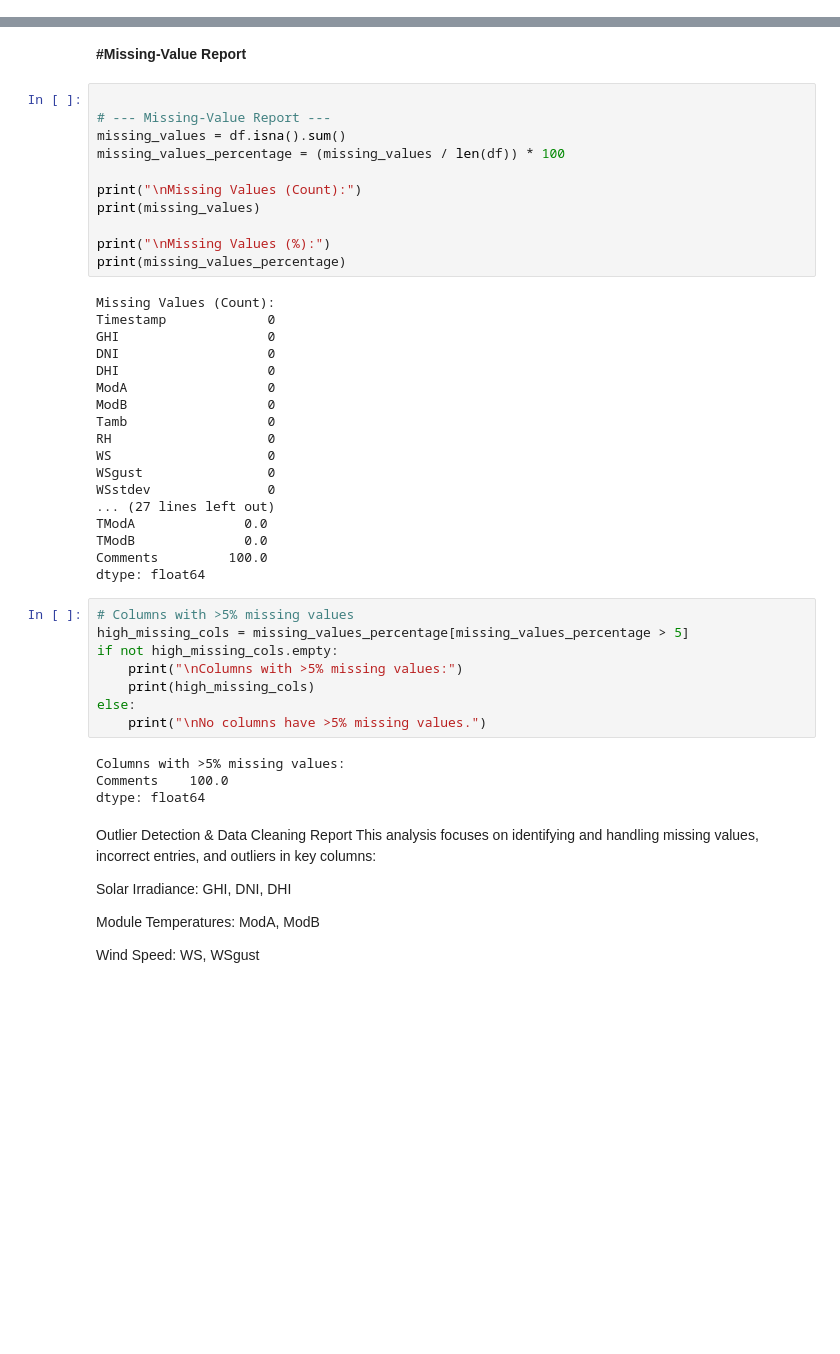
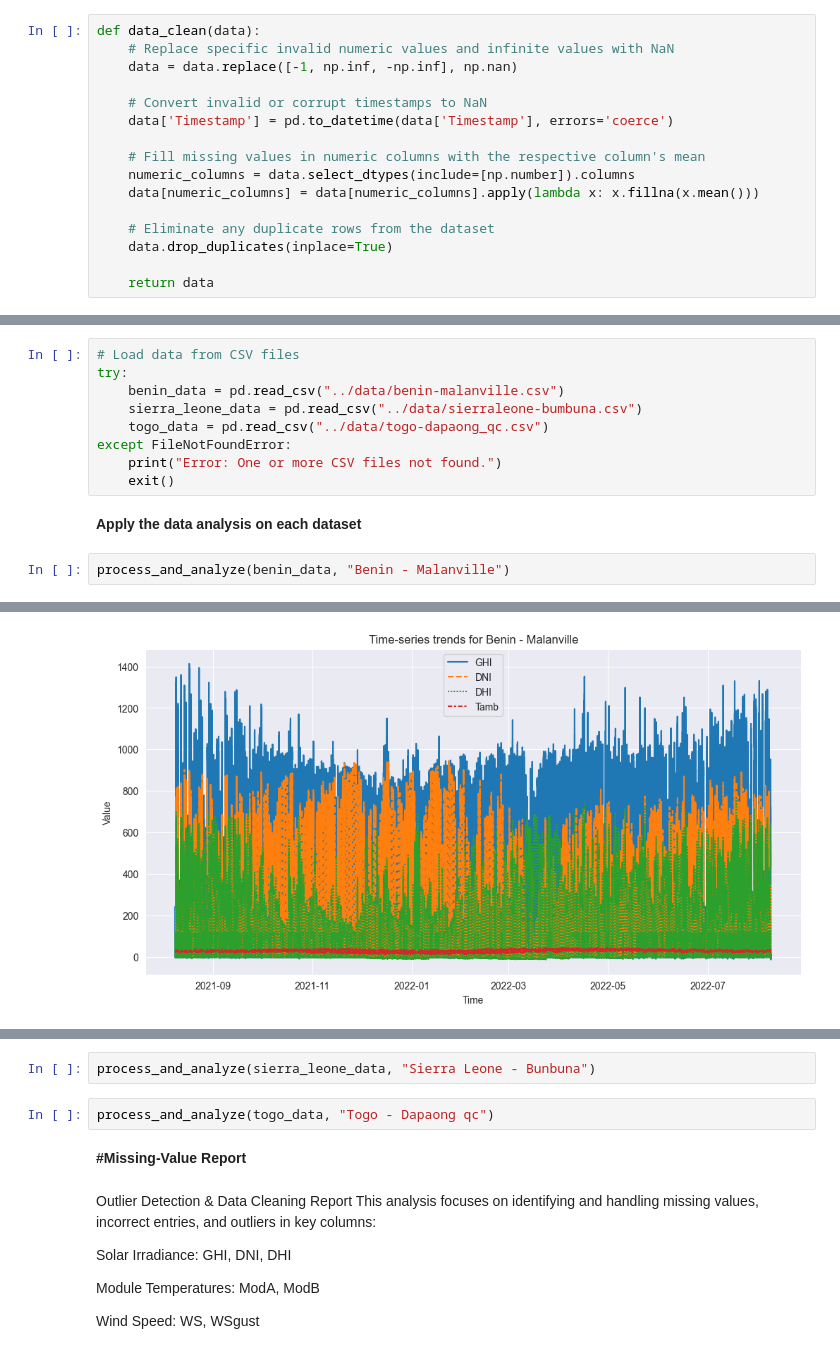
Before and after one commit to desta-getaw/solar-challenge-week1, a Jupyter notebook: notebooks/benin_eda.ipynb, the cells around one changed output, grey strips where cells are left out. Drawn from its saved outputs; the diff is of its cells as text; blank space fills up the shorter version.

Commit message:
merge main into * compare-countries

```diff
--- a/notebooks/benin_eda.ipynb
+++ b/notebooks/benin_eda.ipynb
@@ -36,0 +26,16 @@ max        72.500000       NaN
+# %%
+def data_clean(data):
+    # Replace specific invalid numeric values and infinite values with NaN
+    data = data.replace([-1, np.inf, -np.inf], np.nan)
+
+    # Convert invalid or corrupt timestamps to NaN
+    data['Timestamp'] = pd.to_datetime(data['Timestamp'], errors='coerce')
+
+    # Fill missing values in numeric columns with the respective column's mean
+    numeric_columns = data.select_dtypes(include=[np.number]).columns
+    data[numeric_columns] = data[numeric_columns].apply(lambda x: x.fillna(x.mean()))
+
+    # Eliminate any duplicate rows from the dataset
+    data.drop_duplicates(inplace=True)
+
+    return data
@@ -36,0 +137,14 @@ max        72.500000       NaN
+# %%
+# Load data from CSV files
+try:
+    benin_data = pd.read_csv("../data/benin-malanville.csv")
+    sierra_leone_data = pd.read_csv("../data/sierraleone-bumbuna.csv")
+    togo_data = pd.read_csv("../data/togo-dapaong_qc.csv")
+except FileNotFoundError:
+    print("Error: One or more CSV files not found.")
+    exit()
+# %% [markdown]
+**Apply the data analysis on each dataset**
+# %%
+process_and_analyze(benin_data, "Benin - Malanville")
+# %% [output]
@@ -36,0 +168 @@ max        72.500000       NaN
+[figure, added]
@@ -37,46 +193,9 @@ max        72.500000       NaN
+# %%
+process_and_analyze(sierra_leone_data, "Sierra Leone - Bunbuna")
+# %%
+process_and_analyze(togo_data, "Togo - Dapaong qc")
 # %% [markdown]
 **#Missing-Value Report**
-# %%
-
-# --- Missing-Value Report ---
-missing_values = df.isna().sum()
-missing_values_percentage = (missing_values / len(df)) * 100
-
-print("\nMissing Values (Count):")
-print(missing_values)
-
-print("\nMissing Values (%):")
-print(missing_values_percentage)
-# %% [output]
-Missing Values (Count):
-Timestamp             0
-GHI                   0
-DNI                   0
-DHI                   0
-ModA                  0
-ModB                  0
-Tamb                  0
-RH                    0
-WS                    0
-WSgust                0
-WSstdev               0
-... (27 lines left out)
-TModA              0.0
-TModB              0.0
-Comments         100.0
-dtype: float64
-# %%
-# Columns with >5% missing values
-high_missing_cols = missing_values_percentage[missing_values_percentage > 5]
-if not high_missing_cols.empty:
-    print("\nColumns with >5% missing values:")
-    print(high_missing_cols)
-else:
-    print("\nNo columns have >5% missing values.")
-# %% [output]
-Columns with >5% missing values:
-Comments    100.0
-dtype: float64
 # %% [markdown]
 Outlier Detection & Data Cleaning Report
 This analysis focuses on identifying and handling missing values, incorrect entries, and outliers in key columns:
```
Also changed, not shown: parts of 13 cells of this notebook, 5 other files.
